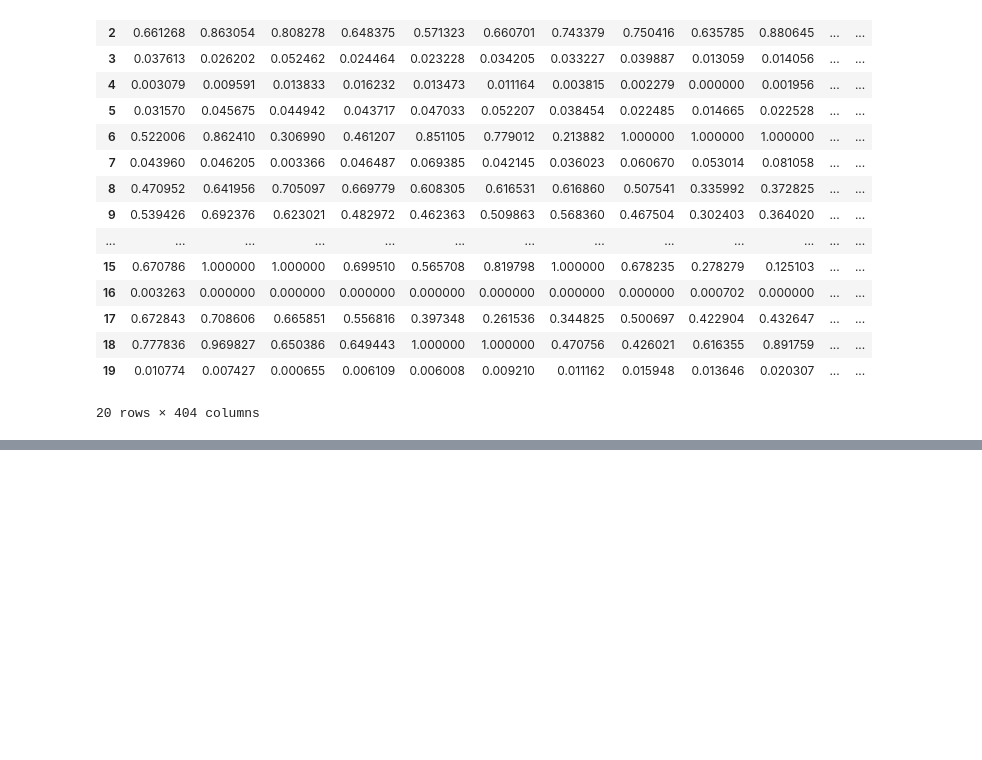
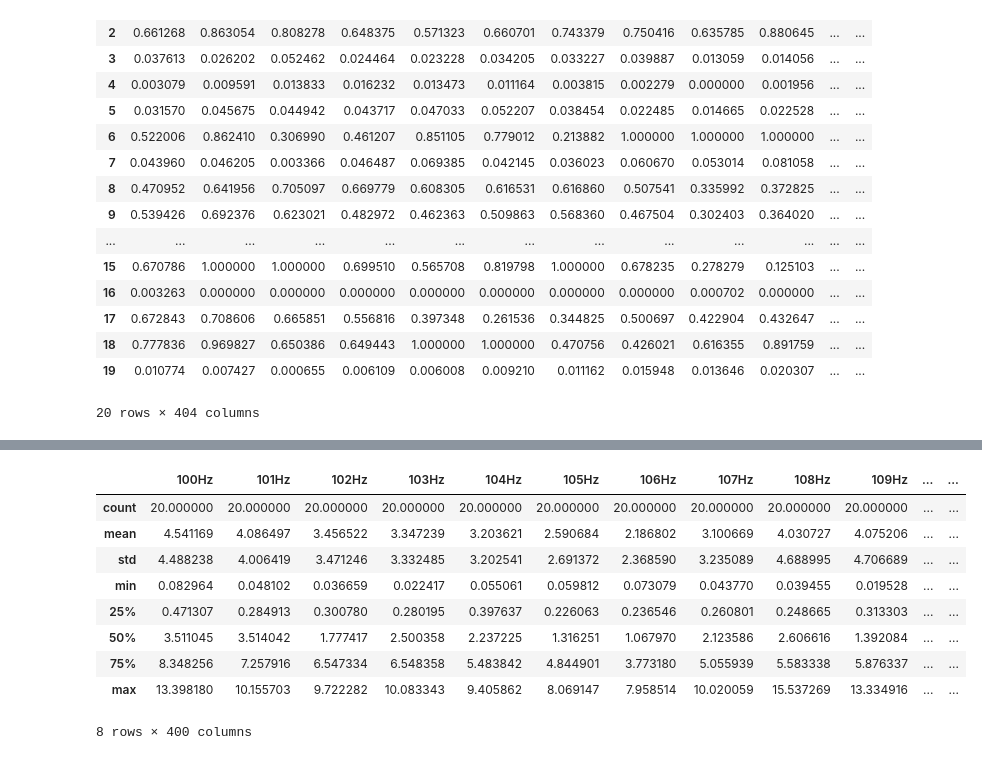
Before and after one commit to joaopedroFA/Redes-Neurais-Artificiais, a Jupyter notebook: experimentacao.ipynb, the cells around one changed output, grey strips where cells are left out. Cells and saved outputs as stored; diff of their text form; code cells hidden in the pictures; blank space fills up the shorter version.

```diff
--- a/experimentacao.ipynb
+++ b/experimentacao.ipynb
@@ -198,0 +217,17 @@ df_normalizado
+# %%
+valores = dataset.iloc[:, :-4]
+
+labels = dataset.iloc[:, -4:]
+# %%
+valores.describe()
+# %% [output]
+|  | 100Hz | 101Hz | 102Hz | 103Hz | 104Hz | 105Hz | 106Hz | 107Hz | 108Hz | 109Hz | ... | ... |
+| count | 20.000000 | 20.000000 | 20.000000 | 20.000000 | 20.000000 | 20.000000 | 20.000000 | 20.000000 | 20.000000 | 20.000000 | ... | ... |
+| mean | 4.541169 | 4.086497 | 3.456522 | 3.347239 | 3.203621 | 2.590684 | 2.186802 | 3.100669 | 4.030727 | 4.075206 | ... | ... |
+| std | 4.488238 | 4.006419 | 3.471246 | 3.332485 | 3.202541 | 2.691372 | 2.368590 | 3.235089 | 4.688995 | 4.706689 | ... | ... |
+| min | 0.082964 | 0.048102 | 0.036659 | 0.022417 | 0.055061 | 0.059812 | 0.073079 | 0.043770 | 0.039455 | 0.019528 | ... | ... |
+| 25% | 0.471307 | 0.284913 | 0.300780 | 0.280195 | 0.397637 | 0.226063 | 0.236546 | 0.260801 | 0.248665 | 0.313303 | ... | ... |
+| 50% | 3.511045 | 3.514042 | 1.777417 | 2.500358 | 2.237225 | 1.316251 | 1.067970 | 2.123586 | 2.606616 | 1.392084 | ... | ... |
+| 75% | 8.348256 | 7.257916 | 6.547334 | 6.548358 | 5.483842 | 4.844901 | 3.773180 | 5.055939 | 5.583338 | 5.876337 | ... | ... |
+| max | 13.398180 | 10.155703 | 9.722282 | 10.083343 | 9.405862 | 8.069147 | 7.958514 | 10.020059 | 15.537269 | 13.334916 | ... | ... |
+8 rows × 400 columns
```
Also changed, not shown: parts of 6 cells of this notebook.
